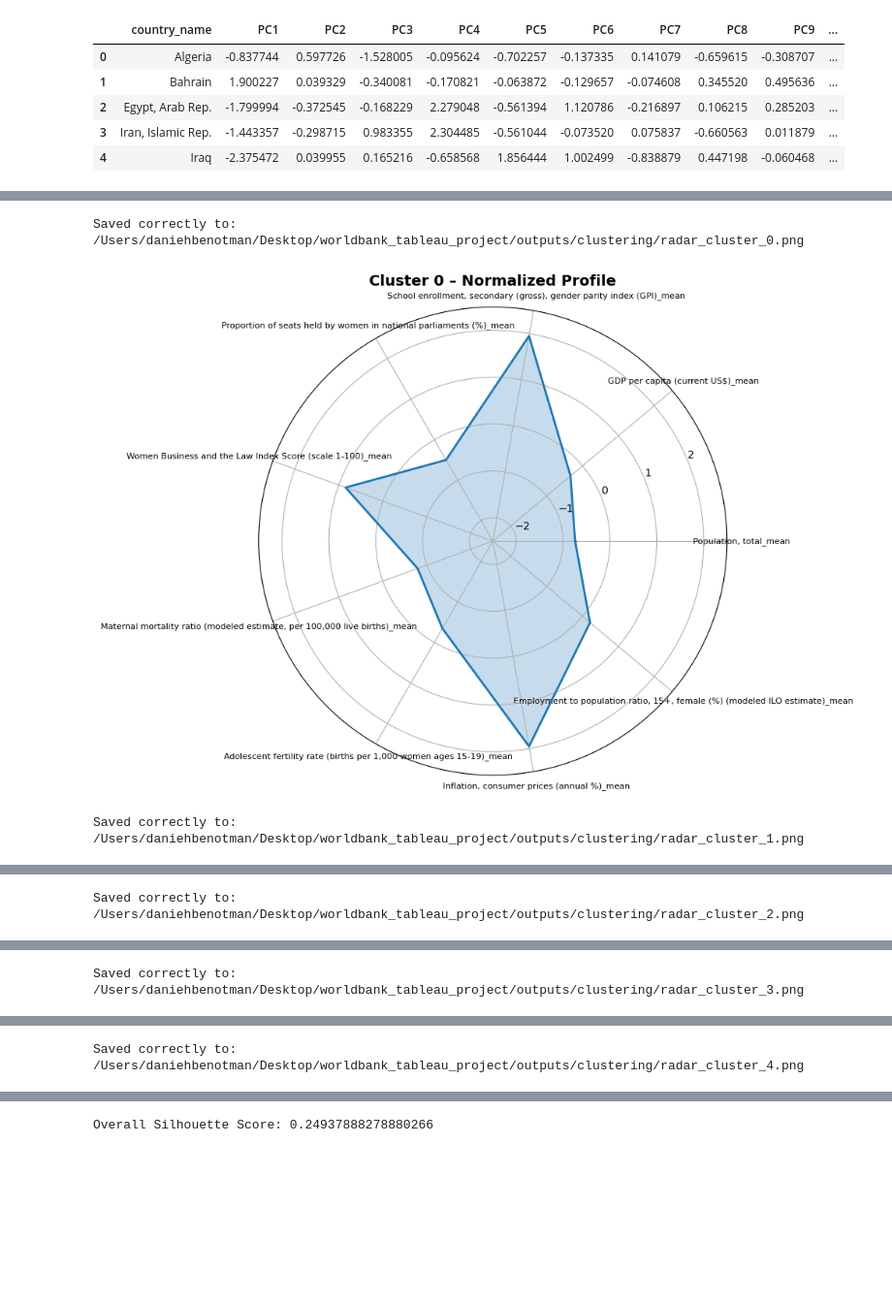
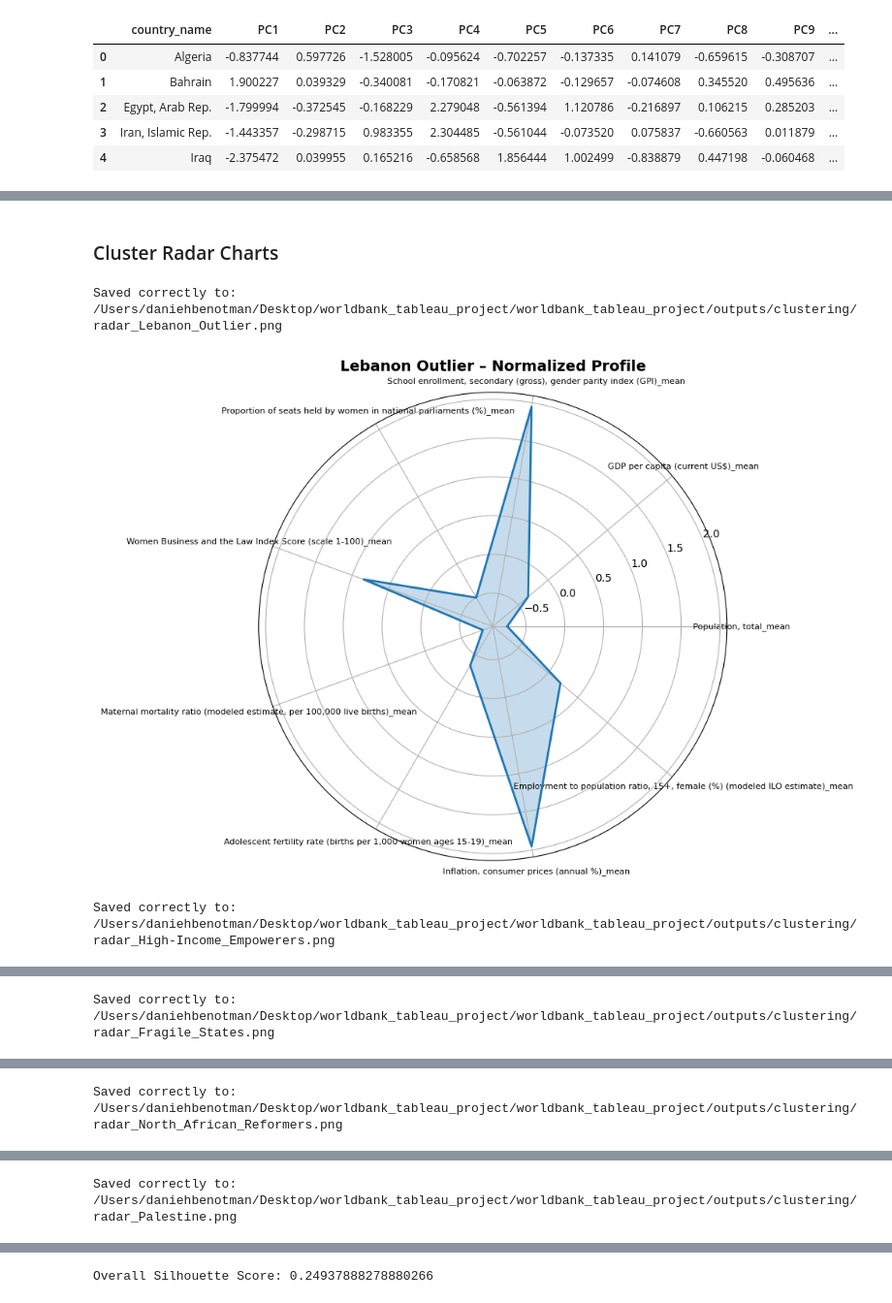
Before and after one commit to daniehben/worldbank-api-pipeline, a Jupyter notebook: notebooks/Clustering.ipynb, the cells around one changed output, grey strips where cells are left out. Shown at 97% size. Saved outputs shown, nothing was run; the diff lists cells and outputs as text; code cells hidden in the pictures; blank space fills up the shorter version.

Commit message:
Audited Clustering Phase

```diff
--- a/notebooks/Clustering.ipynb
+++ b/notebooks/Clustering.ipynb
@@ -92,7 +104,7 @@ pca_df = pd.DataFrame(
 )
 
 # Add metadata for interpretation
-pca_df["country_name"] = ml_df.index
+pca_df["country_name"] = ml_df['country_name']
 pca_df["region"] = ml_df["region"].values
 
 # Reorder columns
@@ -387,7 +412,0 @@ pca_df["Cluster"] = cluster_labels
-# %%
-# Merge cluster labels into ml_df using country name
-ml_df = ml_df.merge(
-    pca_df[["country_name", "Cluster"]],
-    on="country_name",
-    how="left"
-)
@@ -545,0 +584,13 @@ os.getcwd()
+# %%
+cluster_texts = {}
+
+for cid in norm_profiles.index:
+    text = generate_cluster_narrative(cid, norm_profiles, cluster_names)
+    cluster_texts[cid] = text
+    print(text)
+
+
+for cid, text in cluster_texts.items():
+    name = cluster_names[cid].replace(" ", "_")
+    with open(os.path.join(OUTPUT_DIR, f"cluster_{cid}_{name}.md"), "w") as f:
+        f.write(text)
@@ -546,6 +615,8 @@ os.getcwd()
+# %% [markdown]
+### Cluster Radar Charts
 # %%
 
-def plot_normalized_radar(cluster_id, norm_df):
+def plot_normalized_radar(cluster_id, norm_df, cluster_names):
     data = norm_df.loc[cluster_id].values
     labels = norm_df.columns
 
@@ -565,21 +636,23 @@ def plot_normalized_radar(cluster_id, norm_df):
     ax.set_xticks(angles[:-1])
     ax.set_xticklabels(labels, fontsize=8)
 
-    ax.set_title(f"Cluster {cluster_id} – Normalized Profile", fontsize=14, fontweight='bold')
-    ax.set_ylim(-2.5, 2.5)
+    cluster_title = cluster_names.get(cluster_id, f"Cluster {cluster_id}")
+    ax.set_title(f"{cluster_title} – Normalized Profile", fontsize=14, fontweight='bold')
 
      # --- Detect Project Root (folder that contains "outputs") ---
     current = os.getcwd()
     while current != "/" and "worldbank_tableau_project" not in os.listdir(current):
         current = os.path.dirname(current)
 
-    project_root = os.path.join(current, "worldbank_tableau_project")
+    #project_root = os.path.join(current, "worldbank_tableau_project")
 
     # Final save directory
-    save_dir = os.path.join(project_root, "outputs", "clustering")
-    os.makedirs(save_dir, exist_ok=True)
+    #save_dir = os.path.join(project_root, "outputs", "clustering")
+    #os.makedirs(save_dir, exist_ok=True)
 
-    save_path = os.path.join(save_dir, f"radar_cluster_{cluster_id}.png")
+    # 🔥 USE CLUSTER NAME (SAFER FILE NAME)
+    safe_name = cluster_title.replace(" ", "_").replace("/", "_")
+    save_path = os.path.join(OUTPUT_DIR, f"radar_{safe_name}.png")
 
 
     fig.savefig(save_path, dpi=300, bbox_inches='tight')
@@ -589,8 +662,8 @@ def plot_normalized_radar(cluster_id, norm_df):
     plt.close(fig)
 # %%
 for cid in norm_profiles.index:
-    plot_normalized_radar(cid, norm_profiles)
+    plot_normalized_radar(cid, norm_profiles, cluster_names)
 # %% [output]
-Saved correctly to: /Users/daniehbenotman/Desktop/worldbank_tableau_project/outputs/clustering/radar_cluster_0.png
+Saved correctly to: /Users/daniehbenotman/Desktop/worldbank_tableau_project/worldbank_tableau_project/outputs/clustering/radar_Lebanon_Outlier.png
-[figure, old version]
+[figure, new version]
-Saved correctly to: /Users/daniehbenotman/Desktop/worldbank_tableau_project/outputs/clustering/radar_cluster_1.png
+Saved correctly to: /Users/daniehbenotman/Desktop/worldbank_tableau_project/worldbank_tableau_project/outputs/clustering/radar_High-Income_Empowerers.png
@@ -598 +671 @@ Saved correctly to: /Users/daniehbenotman/Desktop/worldbank_tableau_project/outp
-Saved correctly to: /Users/daniehbenotman/Desktop/worldbank_tableau_project/outputs/clustering/radar_cluster_2.png
+Saved correctly to: /Users/daniehbenotman/Desktop/worldbank_tableau_project/worldbank_tableau_project/outputs/clustering/radar_Fragile_States.png
@@ -600 +673 @@ Saved correctly to: /Users/daniehbenotman/Desktop/worldbank_tableau_project/outp
-Saved correctly to: /Users/daniehbenotman/Desktop/worldbank_tableau_project/outputs/clustering/radar_cluster_3.png
+Saved correctly to: /Users/daniehbenotman/Desktop/worldbank_tableau_project/worldbank_tableau_project/outputs/clustering/radar_North_African_Reformers.png
@@ -602 +675 @@ Saved correctly to: /Users/daniehbenotman/Desktop/worldbank_tableau_project/outp
-Saved correctly to: /Users/daniehbenotman/Desktop/worldbank_tableau_project/outputs/clustering/radar_cluster_4.png
+Saved correctly to: /Users/daniehbenotman/Desktop/worldbank_tableau_project/worldbank_tableau_project/outputs/clustering/radar_Palestine.png
```
Also changed, not shown: parts of 52 cells of this notebook, 2 other files.
